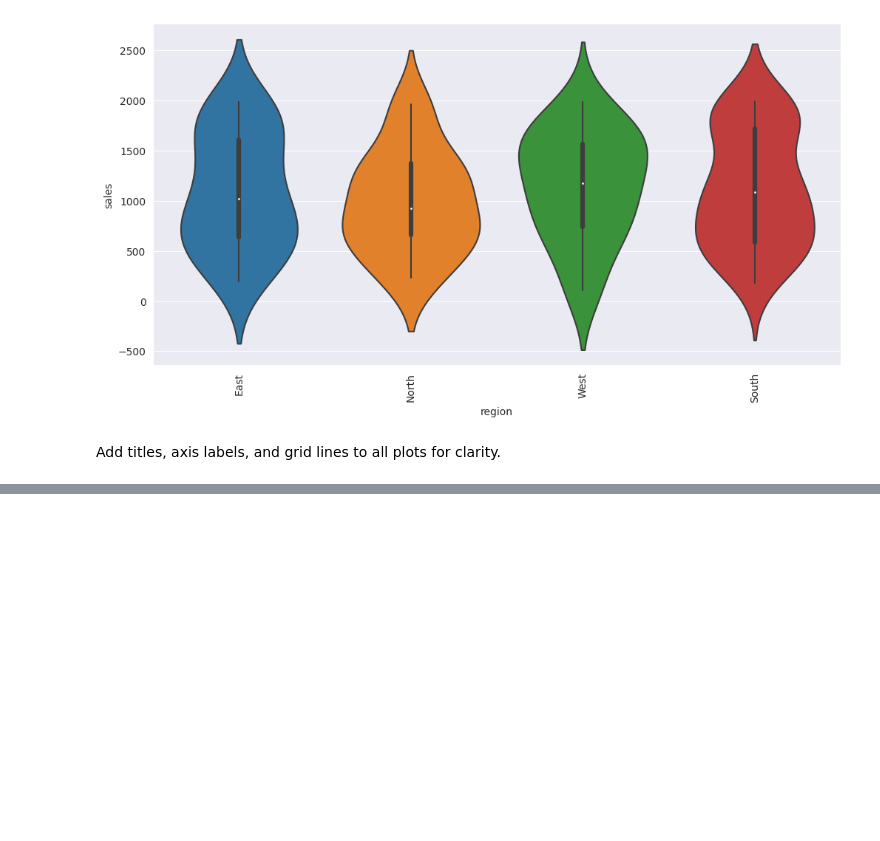
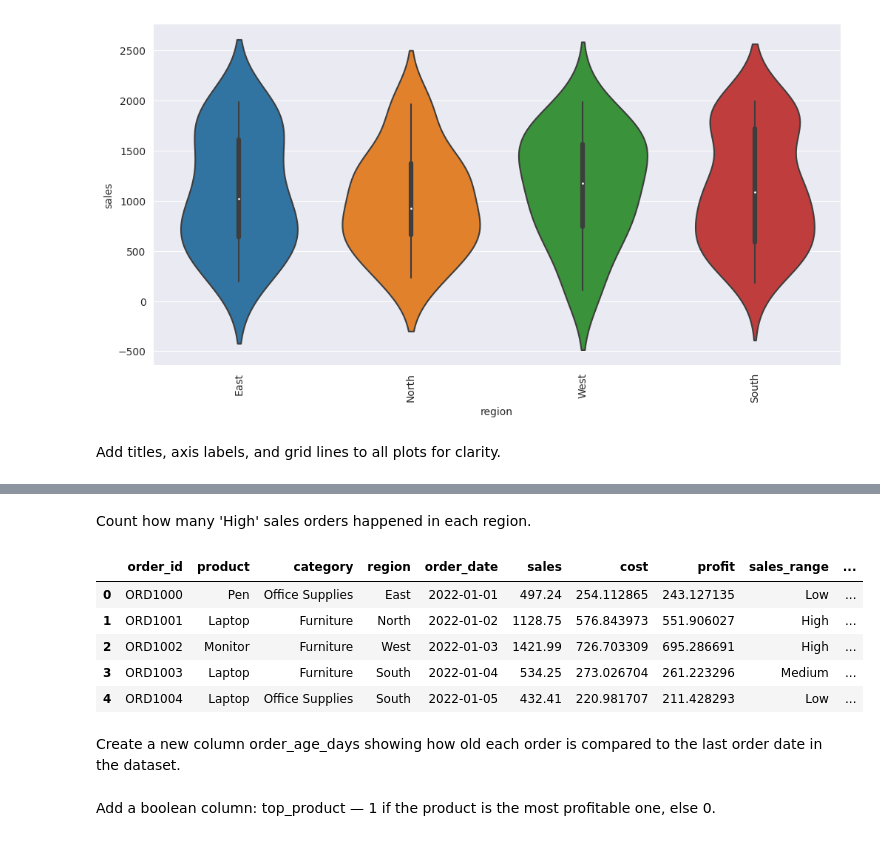
Before and after one commit to pratapjay/Sales_Data-Analytics, a Jupyter notebook: Sales_insights.ipynb, the cells around one changed output, grey strips where cells are left out. Saved outputs shown, nothing was run; the diff lists cells and outputs as text; code cells hidden in the pictures; blank space fills up the shorter version.

Commit message:
Kaggle Notebook |  Sample-Dataset1 | Version 1

```diff
--- a/Sales_insights.ipynb
+++ b/Sales_insights.ipynb
@@ -427,0 +547,2 @@ Add titles, axis labels, and grid lines to all plots for clarity.
+# %%
+df['is_profitable'] = df['profit'].apply(lambda x: 1 if x > 0 else 0)
@@ -427,0 +551,17 @@ Add titles, axis labels, and grid lines to all plots for clarity.
+# %%
+df['month']=df['order_date'].dt.month
+# %% [markdown]
+Count how many 'High' sales orders happened in each region.
+# %%
+df.head()
+# %% [output]
+|  | order_id | product | category | region | order_date | sales | cost | profit | sales_range | ... |
+| 0 | ORD1000 | Pen | Office Supplies | East | 2022-01-01 | 497.24 | 254.112865 | 243.127135 | Low | ... |
+| 1 | ORD1001 | Laptop | Furniture | North | 2022-01-02 | 1128.75 | 576.843973 | 551.906027 | High | ... |
+| 2 | ORD1002 | Monitor | Furniture | West | 2022-01-03 | 1421.99 | 726.703309 | 695.286691 | High | ... |
+| 3 | ORD1003 | Laptop | Furniture | South | 2022-01-04 | 534.25 | 273.026704 | 261.223296 | Medium | ... |
+| 4 | ORD1004 | Laptop | Office Supplies | South | 2022-01-05 | 432.41 | 220.981707 | 211.428293 | Low | ... |
+# %% [markdown]
+Create a new column order_age_days showing how old each order is compared to the last order date in the dataset.
+# %% [markdown]
+Add a boolean column: top_product — 1 if the product is the most profitable one, else 0.
```
Also changed, not shown: parts of 22 cells of this notebook.
